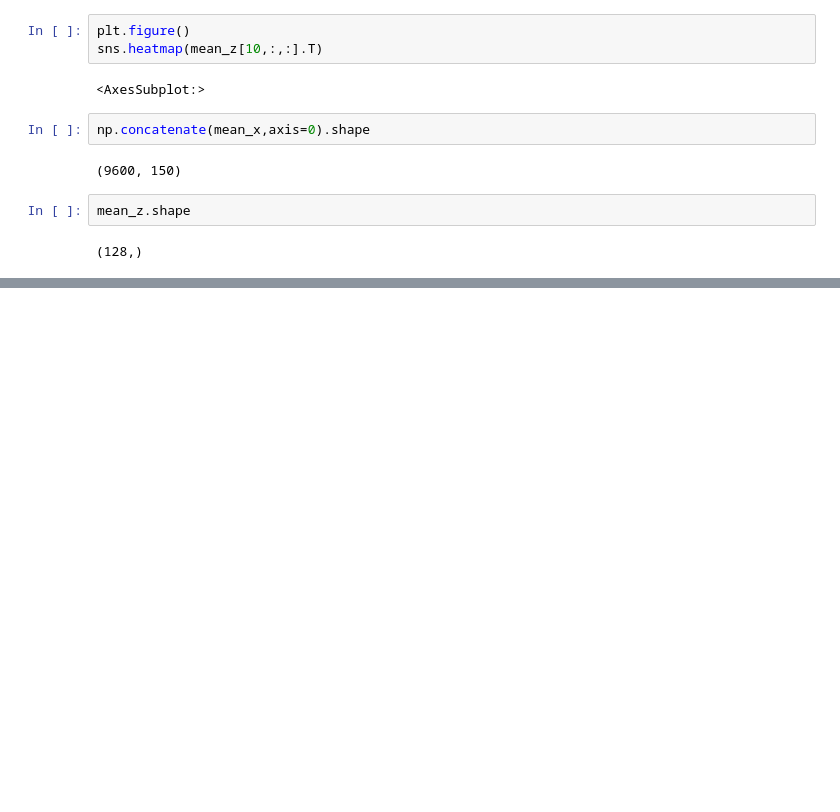
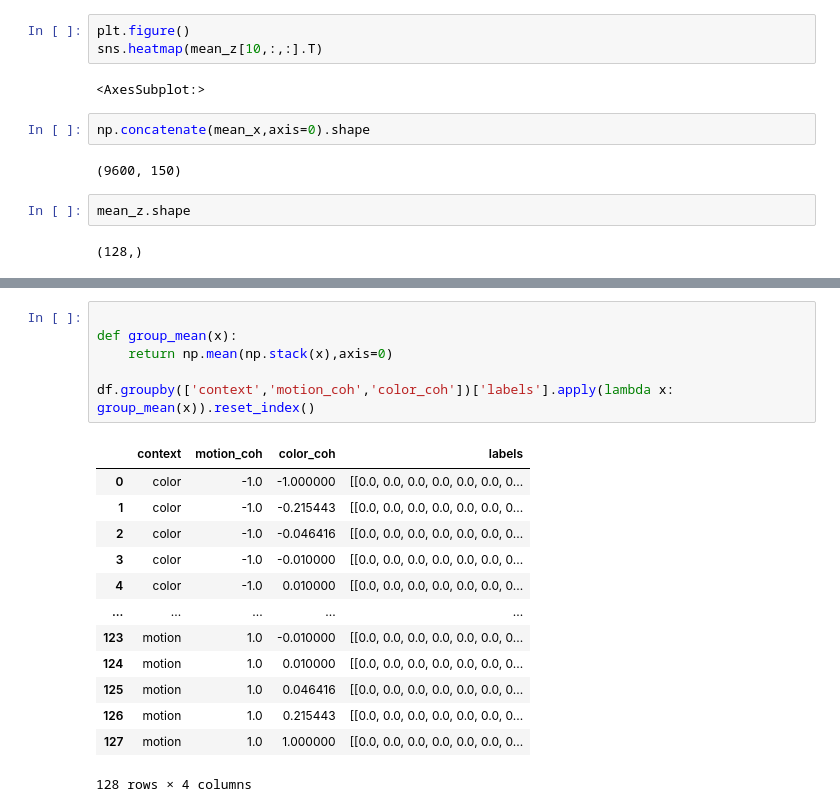
Before and after one commit to cmlangdon/LatentCircuitAnalysis, a Jupyter notebook: LCAExperiments.ipynb, the cells around one changed output, grey strips where cells are left out. Drawn from its saved outputs; the diff is of its cells as text; blank space fills up the shorter version.

```diff
--- a/LCAExperiments.ipynb
+++ b/LCAExperiments.ipynb
@@ -2544,0 +2598,20 @@ mean_z.shape
+# %%
+
+def group_mean(x):
+    return np.mean(np.stack(x),axis=0)
+
+df.groupby(['context','motion_coh','color_coh'])['labels'].apply(lambda x: group_mean(x)).reset_index()
+# %% [output]
+|  | context | motion_coh | color_coh | labels |
+| 0 | color | -1.0 | -1.000000 | [[0.0, 0.0, 0.0, 0.0, 0.0, 0.0, 0... |
+| 1 | color | -1.0 | -0.215443 | [[0.0, 0.0, 0.0, 0.0, 0.0, 0.0, 0... |
+| 2 | color | -1.0 | -0.046416 | [[0.0, 0.0, 0.0, 0.0, 0.0, 0.0, 0... |
+| 3 | color | -1.0 | -0.010000 | [[0.0, 0.0, 0.0, 0.0, 0.0, 0.0, 0... |
+| 4 | color | -1.0 | 0.010000 | [[0.0, 0.0, 0.0, 0.0, 0.0, 0.0, 0... |
+| ... | ... | ... | ... | ... |
+| 123 | motion | 1.0 | -0.010000 | [[0.0, 0.0, 0.0, 0.0, 0.0, 0.0, 0... |
+| 124 | motion | 1.0 | 0.010000 | [[0.0, 0.0, 0.0, 0.0, 0.0, 0.0, 0... |
+| 125 | motion | 1.0 | 0.046416 | [[0.0, 0.0, 0.0, 0.0, 0.0, 0.0, 0... |
+| 126 | motion | 1.0 | 0.215443 | [[0.0, 0.0, 0.0, 0.0, 0.0, 0.0, 0... |
+| 127 | motion | 1.0 | 1.000000 | [[0.0, 0.0, 0.0, 0.0, 0.0, 0.0, 0... |
+128 rows × 4 columns
```
Also changed, not shown: parts of 9 cells of this notebook, 5 other files.
